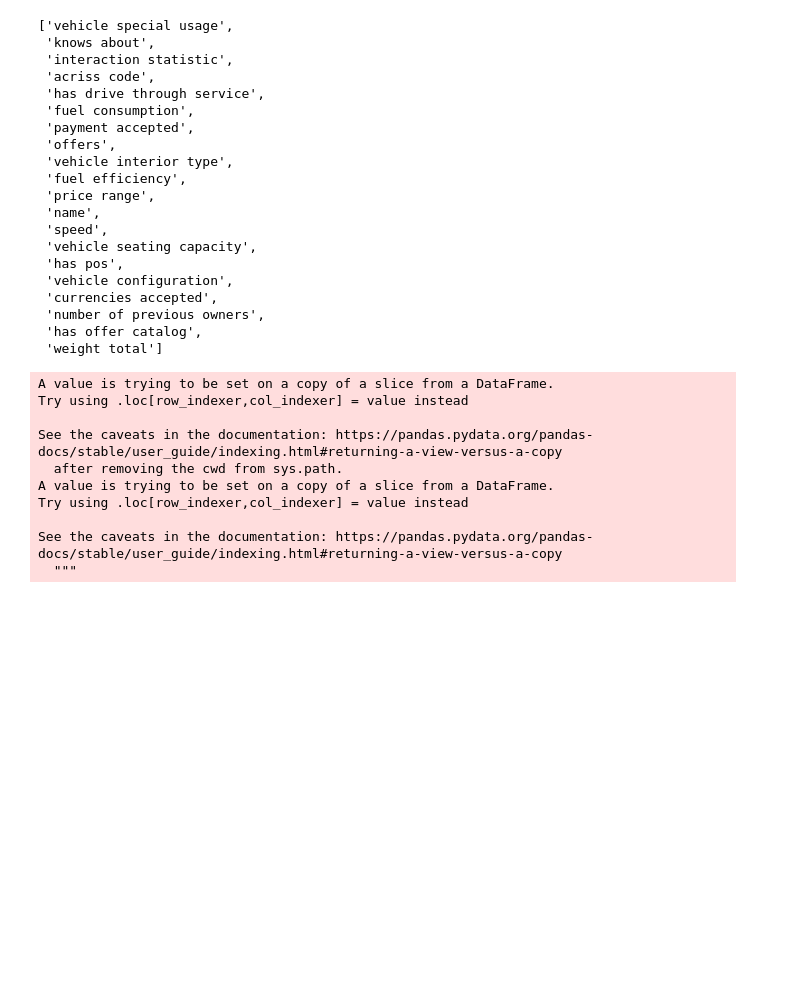
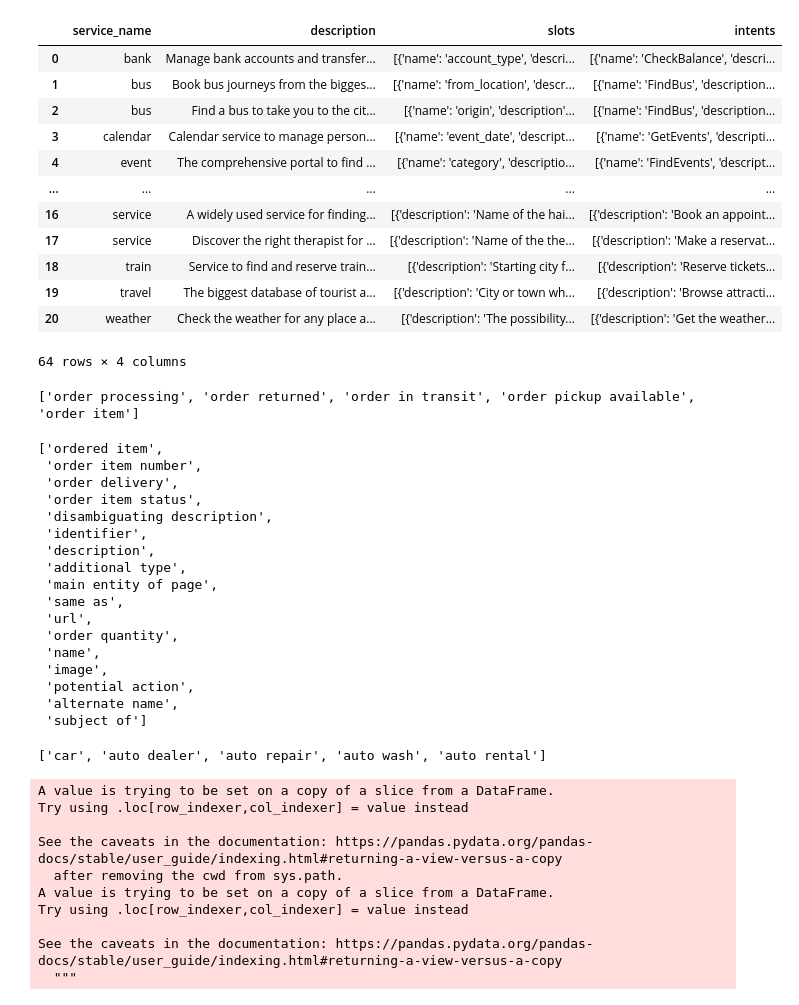
Before and after one commit to feay1234/WikiHow-Task-Based, a Jupyter notebook: Dialog Data Exploration.ipynb, the cells around one changed output. Drawn from its saved outputs; the diff is of its cells as text; code cells hidden in the pictures; blank space fills up the shorter version.

```diff
--- a/Dialog Data Exploration.ipynb
+++ b/Dialog Data Exploration.ipynb
@@ -175,14 +175,30 @@ os.makedirs('data', exist_ok=True)
 with open('data/dialog/distantWithNegativeTrain.json', 'w') as f:
     json.dump(trainData, f)
 # model.train_model('data/dialog/distantWithNegativeTrain.json')
+# %%
+schema
+# %% [output]
+|  | service_name | description | slots | intents |
+| 0 | bank | Manage bank accounts and transfer... | [{'name': 'account_type', 'descri... | [{'name': 'CheckBalance', 'descri... |
+| 1 | bus | Book bus journeys from the bigges... | [{'name': 'from_location', 'descr... | [{'name': 'FindBus', 'description... |
+| 2 | bus | Find a bus to take you to the cit... | [{'name': 'origin', 'description'... | [{'name': 'FindBus', 'description... |
+| 3 | calendar | Calendar service to manage person... | [{'name': 'event_date', 'descript... | [{'name': 'GetEvents', 'descripti... |
+| 4 | event | The comprehensive portal to find ... | [{'name': 'category', 'descriptio... | [{'name': 'FindEvents', 'descript... |
+| ... | ... | ... | ... | ... |
+| 16 | service | A widely used service for finding... | [{'description': 'Name of the hai... | [{'description': 'Book an appoint... |
+| 17 | service | Discover the right therapist for ... | [{'description': 'Name of the the... | [{'description': 'Make a reservat... |
+| 18 | train | Service to find and reserve train... | [{'description': 'Starting city f... | [{'description': 'Reserve tickets... |
+| 19 | travel | The biggest database of tourist a... | [{'description': 'City or town wh... | [{'description': 'Browse attracti... |
+| 20 | weather | Check the weather for any place a... | [{'description': 'The possibility... | [{'description': 'Get the weather... |
+64 rows × 4 columns
 # %%
 # Unsupervised Model
-
 from sentence_transformers import SentenceTransformer
 model = SentenceTransformer('bert-base-nli-stsb-mean-tokens')
 
-query = ["rent", "car"]
+query = ["order", "pizza"]
 types = [i.split(" #SEP# ")[0] for i in bm25s.get_top_n(query, schemaCorpus, n=5)]
+print(types)
 cand_props = []
 for t in types:
     if t in sType2Prop:
@@ -195,7 +211,7 @@ for i in tmp.text.tolist():
     sentences.extend(i.split("·"))
 
 sentence_embs = model.encode(sentences)
-property_embs = model.encode([sProp2Desc[i] for i in cand_props])
+property_embs = model.encode([sProp2Desc[i] for i in cand_props if i in sProp2Desc])
 
 from sklearn.metrics.pairwise import cosine_similarity
 memo = []
@@ -210,26 +226,28 @@ for p, p_emb in zip(cand_props, property_embs):
     memo.append([p, max_sim, max_sen])
 [i[0] for i in sorted(memo, key=lambda x: -x[1])[:20]]
 # %% [output]
-['vehicle special usage',
- 'knows about',
- 'interaction statistic',
- 'acriss code',
- 'has drive through service',
- 'fuel consumption',
- 'payment accepted',
- 'offers',
- 'vehicle interior type',
- 'fuel efficiency',
- 'price range',
- 'name',
- 'speed',
- 'vehicle seating capacity',
- 'has pos',
- 'vehicle configuration',
- 'currencies accepted',
- 'number of previous owners',
- 'has offer catalog',
- 'weight total']
+['order processing', 'order returned', 'order in transit', 'order pickup available', 'order item']
+['ordered item',
+ 'order item number',
+ 'order delivery',
+ 'order item status',
+ 'disambiguating description',
+ 'identifier',
+ 'description',
+ 'additional type',
+ 'main entity of page',
+ 'same as',
+ 'url',
+ 'order quantity',
+ 'name',
+ 'image',
+ 'potential action',
+ 'alternate name',
+ 'subject of']
+# %%
+types
+# %% [output]
+['car', 'auto dealer', 'auto repair', 'auto wash', 'auto rental']
 # %%
 wiki = pd.read_csv("data/cedr/akgg-wikipedia.tsv", sep="\t", names=['na', 'qid', 'text'])
 queries = pd.read_csv("data/cedr/akgg-query.tsv", sep="\t", names=['na', 'qid', 'text', 'entity'])
```
Also changed, not shown: parts of 6 cells of this notebook.
